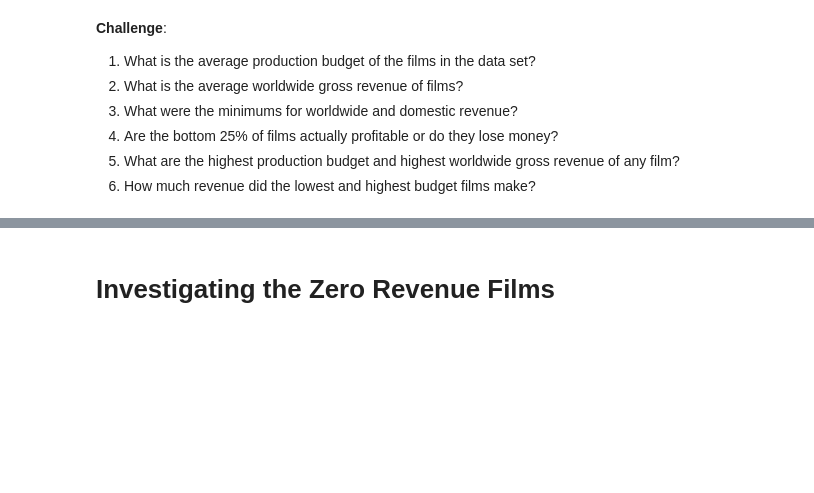
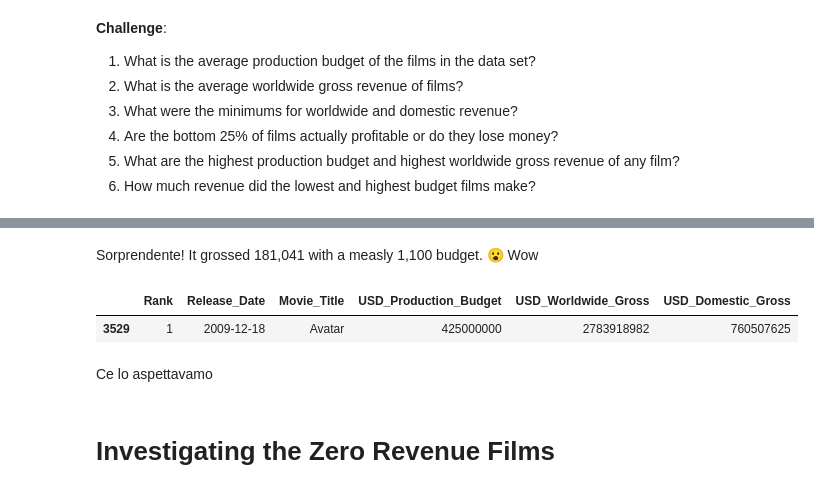
Before and after one commit to myDelevop/band-name-generator, a Jupyter notebook: udemy/day_78/Seaborn_and_Linear_Regression_(start).ipynb, the cells around one changed output, grey strips where cells are left out. Cells and saved outputs as stored; diff of their text form; code cells hidden in the pictures; blank space fills up the shorter version.

```diff
--- a/udemy/day_78/Seaborn_and_Linear_Regression_(start).ipynb
+++ b/udemy/day_78/Seaborn_and_Linear_Regression_(start).ipynb
@@ -132,3 +177,13 @@ data.sample(7)
+# %% [markdown]
+Sorprendente! It grossed 181,041 with a measly 1,100 budget. 😮 Wow
+# %%
+#6. How much revenue did the highest budget films make?
+data[data.USD_Production_Budget == 425000000.00]
+# %% [output]
+|  | Rank | Release_Date | Movie_Title | USD_Production_Budget | USD_Worldwide_Gross | USD_Domestic_Gross |
+| 3529 | 1 | 2009-12-18 | Avatar | 425000000 | 2783918982 | 760507625 |
+# %% [markdown]
+Ce lo aspettavamo
 # %% [markdown]
 # Investigating the Zero Revenue Films
 # %% [markdown]
```
Also changed, not shown: parts of 6 cells of this notebook.
